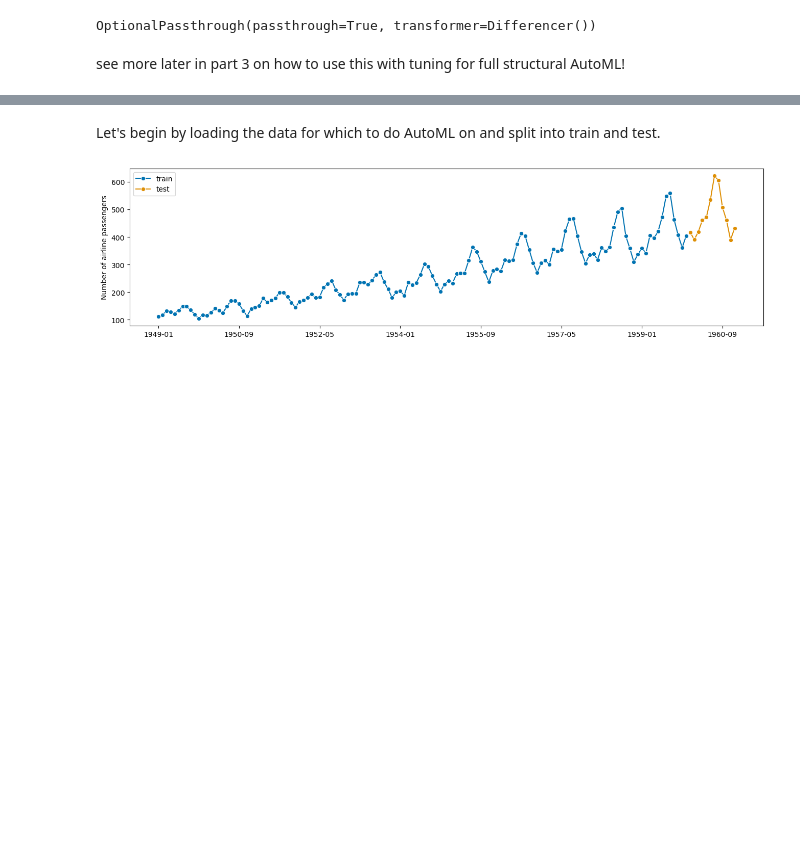
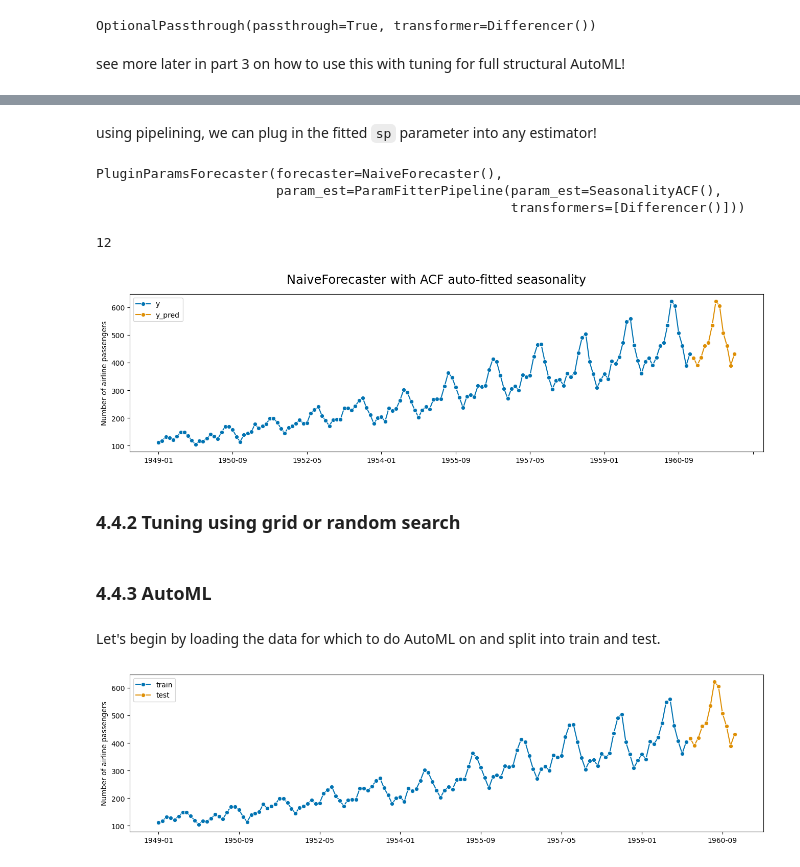
Before and after one commit to sktime/sktime-tutorial-ODSC-Europe-2023, a Jupyter notebook: notebooks/04_feateng_pipe_tune.ipynb, the cells around one changed output, grey strips where cells are left out. Drawn from its saved outputs; the diff is of its cells as text; code cells hidden in the pictures; blank space fills up the shorter version.

```diff
--- a/notebooks/04_feateng_pipe_tune.ipynb
+++ b/notebooks/04_feateng_pipe_tune.ipynb
@@ -615,0 +624,8 @@ see more later in part 3 on how to use this with tuning for full structural Auto
+# %%
+from sktime.param_est.seasonality import SeasonalityACF
+from sktime.transformations.series.difference import Differencer
+
+# compute seasonality on first differences
+sp_est = Differencer() * SeasonalityACF()
+
+sp_est.fit(y)
@@ -616,3 +652,33 @@ see more later in part 3 on how to use this with tuning for full structural Auto
+# %% [markdown]
+using pipelining, we can plug in the fitted `sp` parameter into any estimator!
+# %%
+from sktime.forecasting.naive import NaiveForecaster
+from sktime.param_est.plugin import PluginParamsForecaster
+
+fcst = NaiveForecaster()
+sp_auto = PluginParamsForecaster(sp_est, fcst)
+sp_auto.fit(y, fh=[1, 2, 3, 4, 5, 6, 7, 8, 9, 10, 11, 12])
+# %% [output]
+PluginParamsForecaster(forecaster=NaiveForecaster(),
+                       param_est=ParamFitterPipeline(param_est=SeasonalityACF(),
+                                                     transformers=[Differencer()]))
+# %%
+sp_auto.forecaster_.get_params()["sp"]
+# %% [output]
+12
+# %%
+y_pred = sp_auto.predict()
+
+title = f"NaiveForecaster with ACF auto-fitted seasonality"
+fig, ax = plot_series(
+    y, y_pred, labels=["y", "y_pred"], title=title
+)
+# %% [output]
+[figure, added]
+# %% [markdown]
+### 4.4.2 Tuning using grid or random search
+# %% [markdown]
+### 4.4.3 AutoML
 # %% [markdown]
 Let's begin by loading the data for which to do AutoML on and split into train and test.
 # %%
```
Also changed, not shown: parts of 26 cells of this notebook.
